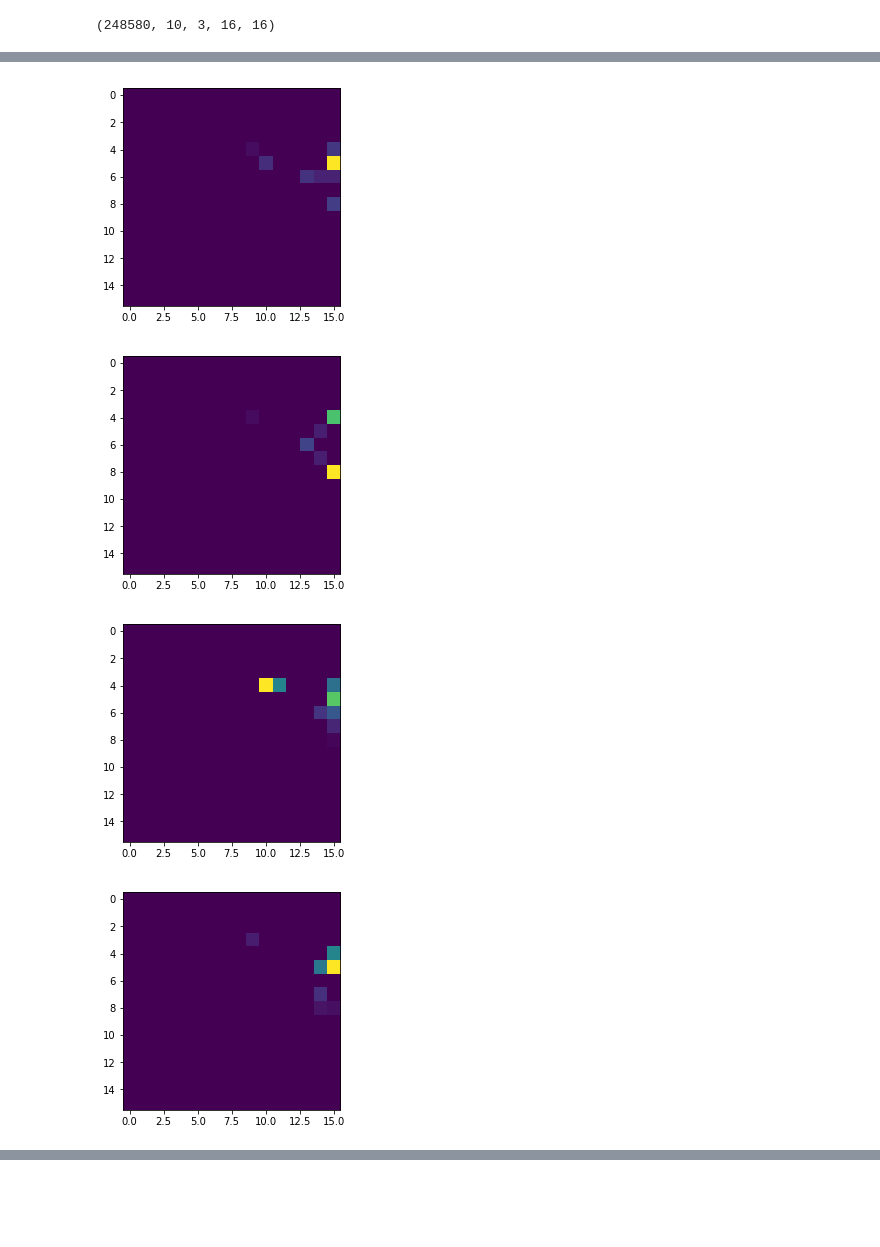
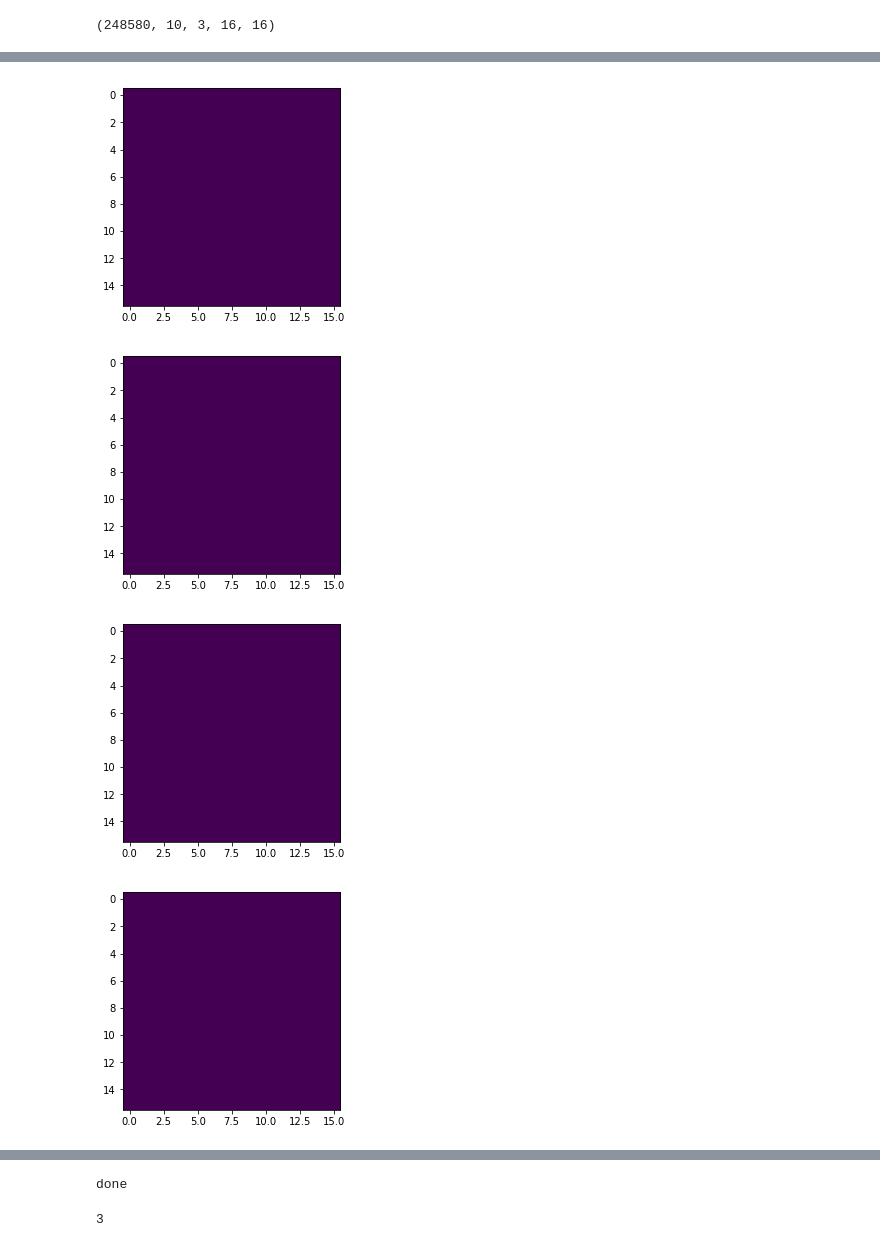
Before and after one commit to Garethlomax/acse-9-independent-research-project-Garethlomax, a Jupyter notebook: dataset_construction.ipynb, the cells around one changed output, grey strips where cells are left out. Cells and saved outputs as stored; diff of their text form; code cells hidden in the pictures; blank space fills up the shorter version.

Commit message:
analysing produced dataset

```diff
--- a/dataset_construction.ipynb
+++ b/dataset_construction.ipynb
@@ -563,5 +563,5 @@ f["predictor"].shape
 
 for i in range(10):
     plt.figure()
-    plt.imshow(f["predictor"][100000][i][0])
+    plt.imshow(f["predictor"][1][i][0])
 # %% [output]
@@ -571,4 +571,4 @@ for i in range(10):
-[figure, old version]
+[figure, new version]
-[figure, old version]
+[figure, new version]
-[figure, old version]
+[figure, new version]
-[figure, old version]
+[figure, new version]
@@ -577,0 +578,20 @@ for i in range(10):
+# %%
+f["predictor"].shape
+k = 0
+for i in range(248580):
+    k +=1
+print("done")
+# %% [output]
+done
+# %%
+len(np.where(f["predictor"][1][:,0] > 0))
+
+def data_set_analysis(dataset):
+    dat = np.zeros(len(dataset["predictor"]))
+    for i in range(len(dataset["predictor"])):
+        dat[i] = len(np.where(f["predictor"][i][:,0] > 0))
+    return dat
+
+dats = data_set_analysis(f)
+# %% [output]
+3
```
Also changed, not shown: parts of 3 cells of this notebook.
